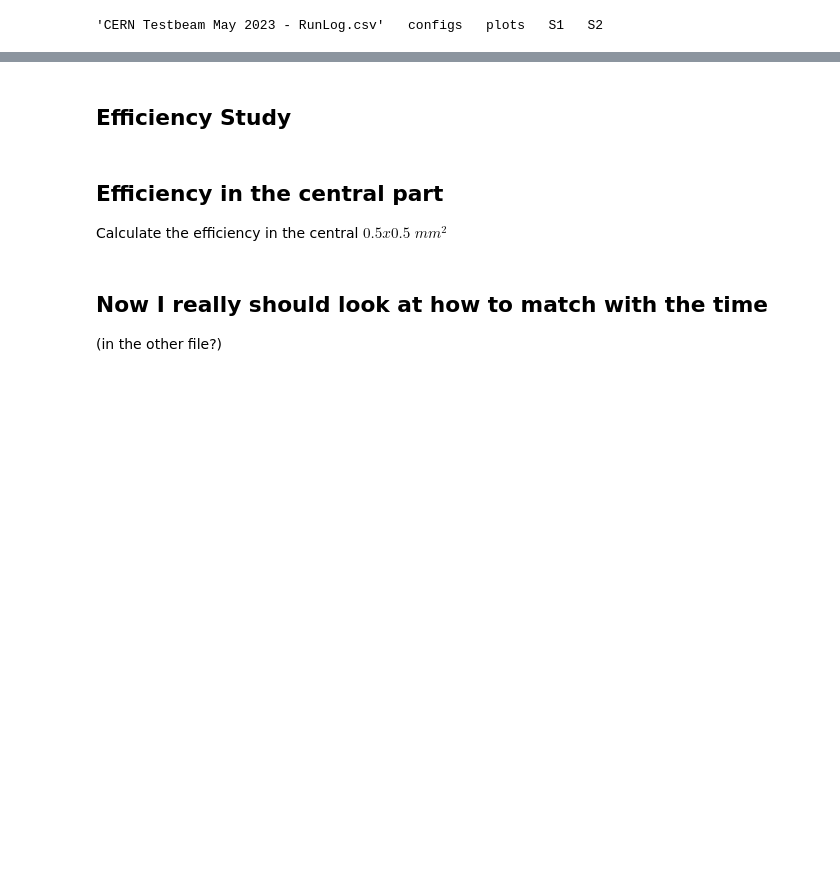
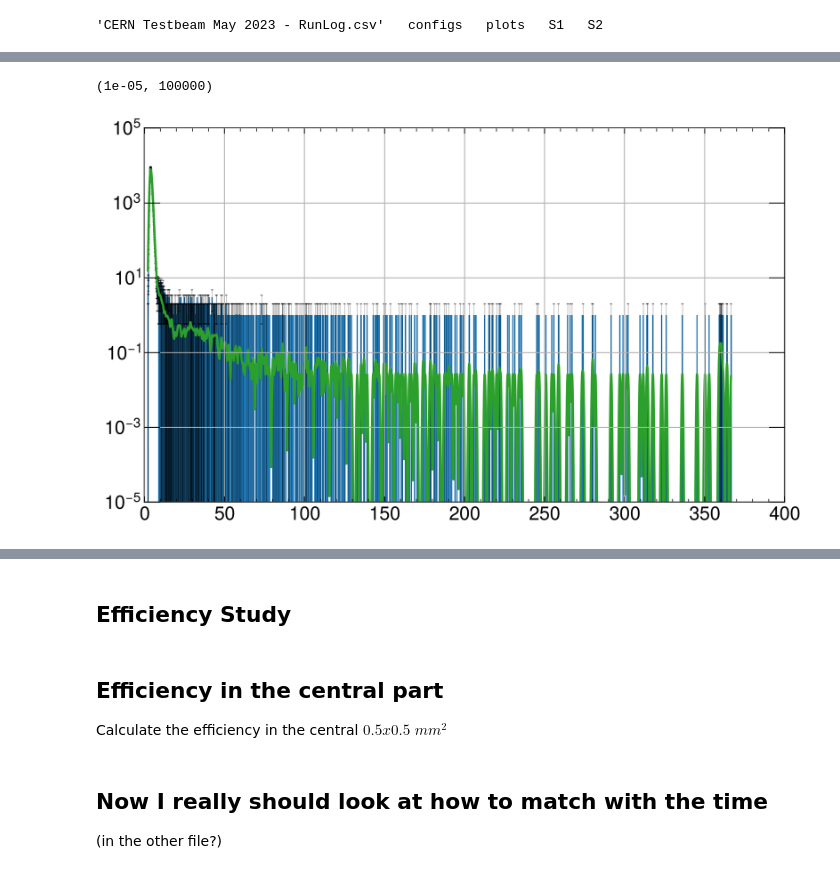
Before and after one commit to TheMarcello/testbeam-analysis, a Jupyter notebook: PulseHeight_cut.ipynb, the cells around one changed output, grey strips where cells are left out. Drawn from its saved outputs; the diff is of its cells as text; code cells hidden in the pictures; blank space fills up the shorter version.

```diff
--- a/PulseHeight_cut.ipynb
+++ b/PulseHeight_cut.ipynb
@@ -276 +295,17 @@ KeyboardInterrupt:
+# %%
+data = df["S1"]["pulseHeight_3"]
+kde = gaussian_kde(data)
+# my_options = {'markersize':0, 'linewidth':0, 'alpha':0.5,'ecolor':'k', 'elinewidth':0.3, 'capsize':1, 'errorevery':2}
+hist, bins, _, fig, ax = plot_histogram(data, poisson_err=True)#, **my_options)
+factor = sum(hist)*np.diff(bins)[::10]
+bins_centers = (bins[1:]+bins[0:-1])/2
+ax.plot(bins_centers[::10], kde.evaluate(bins_centers[::10])*factor)
+ax.semilogy()
+ax.set_ylim(10**(-5),10**5)
+# THE PROBLEM IS IN EVALUATING THE KDE, SO I NEED A WAY TO TIME THAT
+# AND IF IT FAILS i CAN JUST REDUCE THE NUMBER OF EVALUATED POINTS,
+# LESS PRECISE BUT WAY FASTER
+# %% [output]
+(1e-05, 100000)
+[figure, added]
 # %%
```
Also changed, not shown: parts of 19 cells of this notebook, 1 other file.
